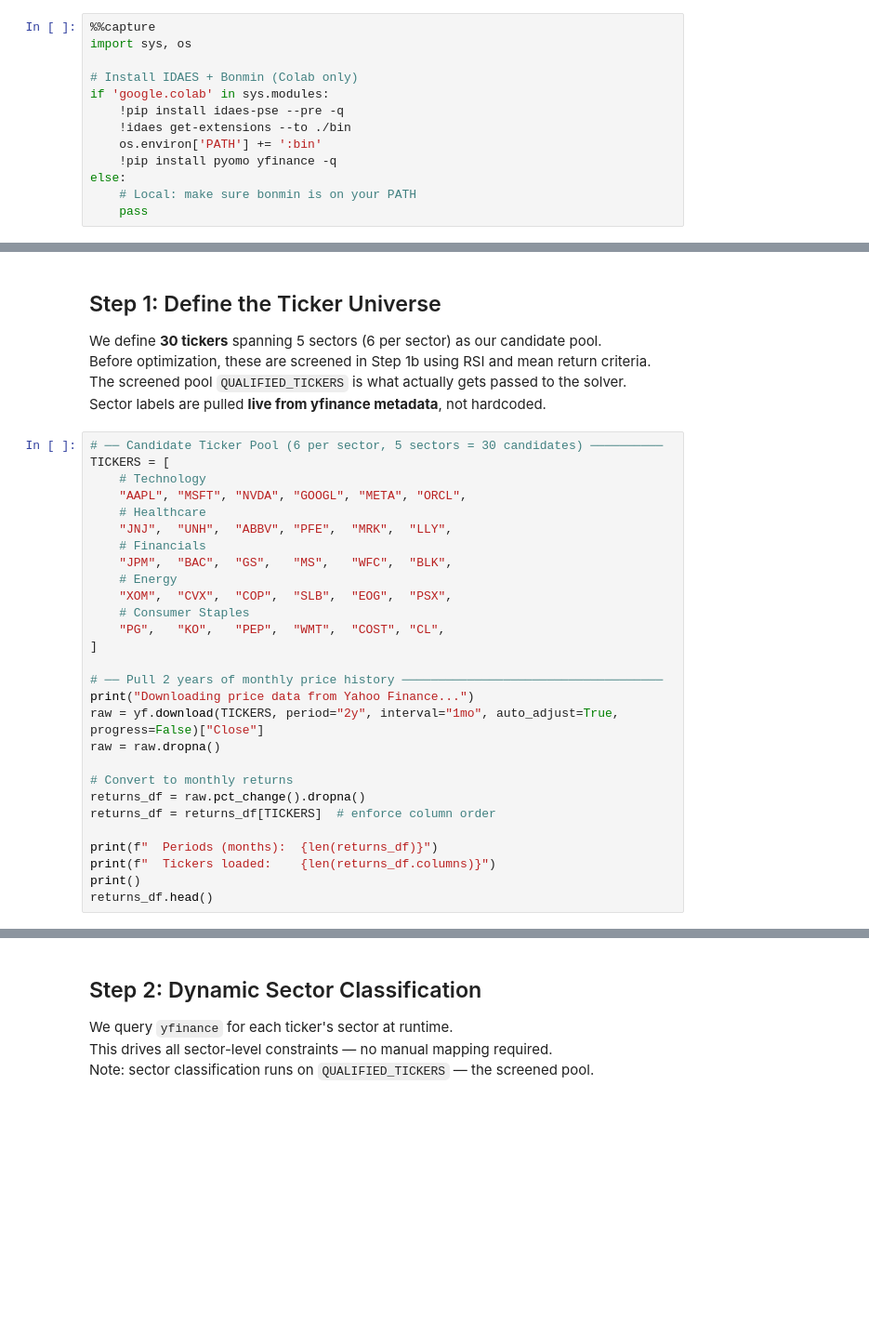
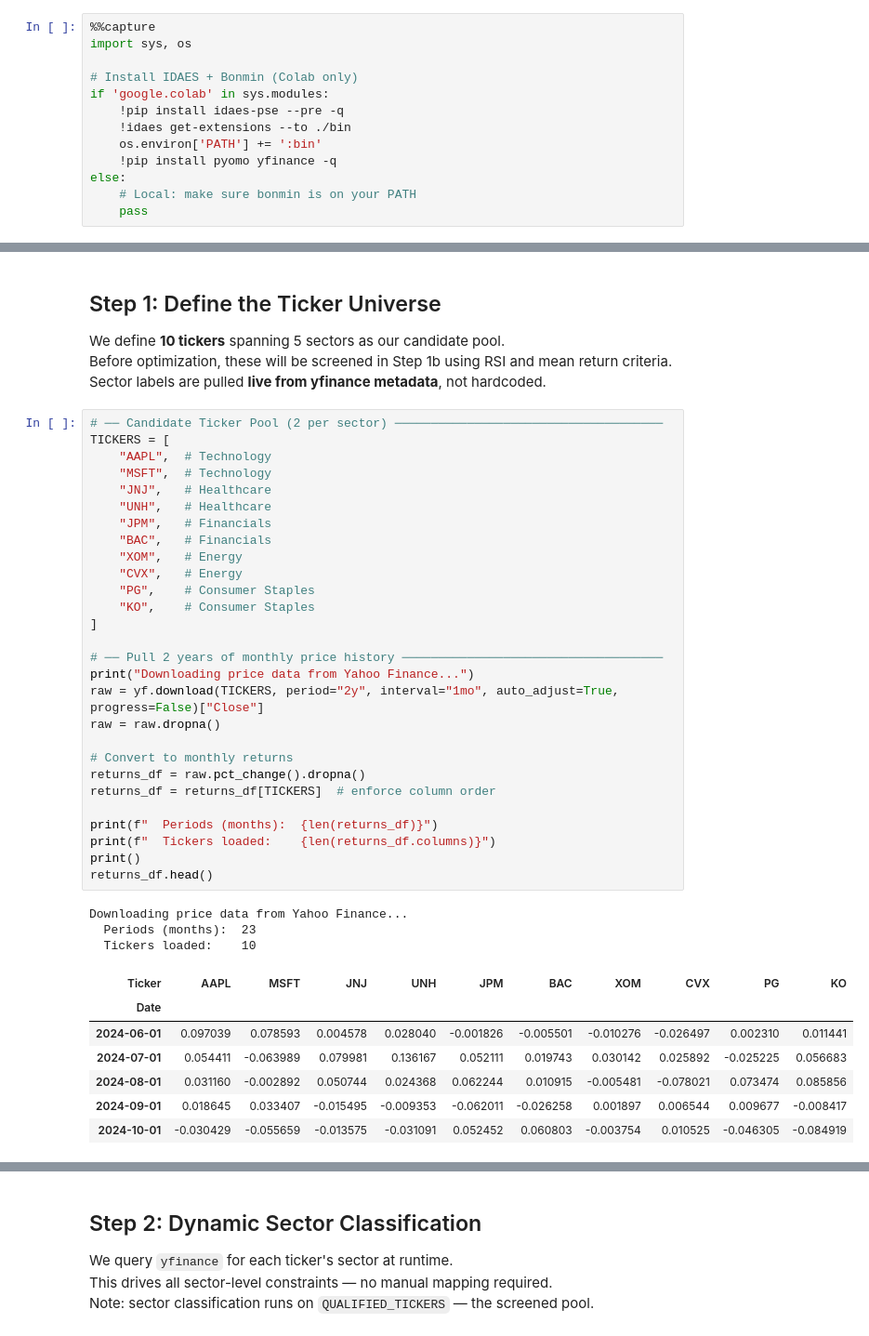
Before and after one commit to JRTrippett/Investment-Project, a Jupyter notebook: Integer_Portfolio_LiveData_Extended.ipynb, the cells around one changed output, grey strips where cells are left out. Shown at 93% size. Saved outputs shown, nothing was run; the diff lists cells and outputs as text; blank space fills up the shorter version.

```diff
--- a/Integer_Portfolio_LiveData_Extended.ipynb
+++ b/Integer_Portfolio_LiveData_Extended.ipynb
@@ -46,38 +48,48 @@ print("All imports OK.")
 # %% [markdown]
 ## Step 1: Define the Ticker Universe
 
-We define **30 tickers** spanning 5 sectors (6 per sector) as our candidate pool.
-Before optimization, these are screened in Step 1b using RSI and mean return criteria.
-The screened pool `QUALIFIED_TICKERS` is what actually gets passed to the solver.
+We define **10 tickers** spanning 5 sectors as our candidate pool.
+Before optimization, these will be screened in Step 1b using RSI and mean return criteria.
 Sector labels are pulled **live from yfinance metadata**, not hardcoded.
 # %%
-# ── Candidate Ticker Pool (6 per sector, 5 sectors = 30 candidates) ──────────
+# ── Candidate Ticker Pool (2 per sector) ─────────────────────────────────────
 TICKERS = [
-    # Technology
-    "AAPL", "MSFT", "NVDA", "GOOGL", "META", "ORCL",
-    # Healthcare
-    "JNJ",  "UNH",  "ABBV", "PFE",  "MRK",  "LLY",
-    # Financials
-    "JPM",  "BAC",  "GS",   "MS",   "WFC",  "BLK",
-    # Energy
-    "XOM",  "CVX",  "COP",  "SLB",  "EOG",  "PSX",
-    # Consumer Staples
-    "PG",   "KO",   "PEP",  "WMT",  "COST", "CL",
+    "AAPL",  # Technology
+    "MSFT",  # Technology
+    "JNJ",   # Healthcare
+    "UNH",   # Healthcare
+    "JPM",   # Financials
+    "BAC",   # Financials
+    "XOM",   # Energy
+    "CVX",   # Energy
+    "PG",    # Consumer Staples
+    "KO",    # Consumer Staples
 ]
 
 # ── Pull 2 years of monthly price history ────────────────────────────────────
 print("Downloading price data from Yahoo Finance...")
 raw = yf.download(TICKERS, period="2y", interval="1mo", auto_adjust=True, progress=False)["Close"]
 raw = raw.dropna()
 
 # Convert to monthly returns
 returns_df = raw.pct_change().dropna()
 returns_df = returns_df[TICKERS]  # enforce column order
 
 print(f"  Periods (months):  {len(returns_df)}")
 print(f"  Tickers loaded:    {len(returns_df.columns)}")
 print()
 returns_df.head()
+# %% [output]
+Downloading price data from Yahoo Finance...
+  Periods (months):  23
+  Tickers loaded:    10
+| Ticker | AAPL | MSFT | JNJ | UNH | JPM | BAC | XOM | CVX | PG | KO |
+| Date |  |  |  |  |  |  |  |  |  |  |
+| 2024-06-01 | 0.097039 | 0.078593 | 0.004578 | 0.028040 | -0.001826 | -0.005501 | -0.010276 | -0.026497 | 0.002310 | 0.011441 |
+| 2024-07-01 | 0.054411 | -0.063989 | 0.079981 | 0.136167 | 0.052111 | 0.019743 | 0.030142 | 0.025892 | -0.025225 | 0.056683 |
+| 2024-08-01 | 0.031160 | -0.002892 | 0.050744 | 0.024368 | 0.062244 | 0.010915 | -0.005481 | -0.078021 | 0.073474 | 0.085856 |
+| 2024-09-01 | 0.018645 | 0.033407 | -0.015495 | -0.009353 | -0.062011 | -0.026258 | 0.001897 | 0.006544 | 0.009677 | -0.008417 |
+| 2024-10-01 | -0.030429 | -0.055659 | -0.013575 | -0.031091 | 0.052452 | 0.060803 | -0.003754 | 0.010525 | -0.046305 | -0.084919 |
 # %%
 # ── Step 1b: Screen Ticker Universe Before Optimization ───────────────────────
 # Two-stage filter applied to the full candidate pool:
```
Also changed, not shown: parts of 14 cells of this notebook.
